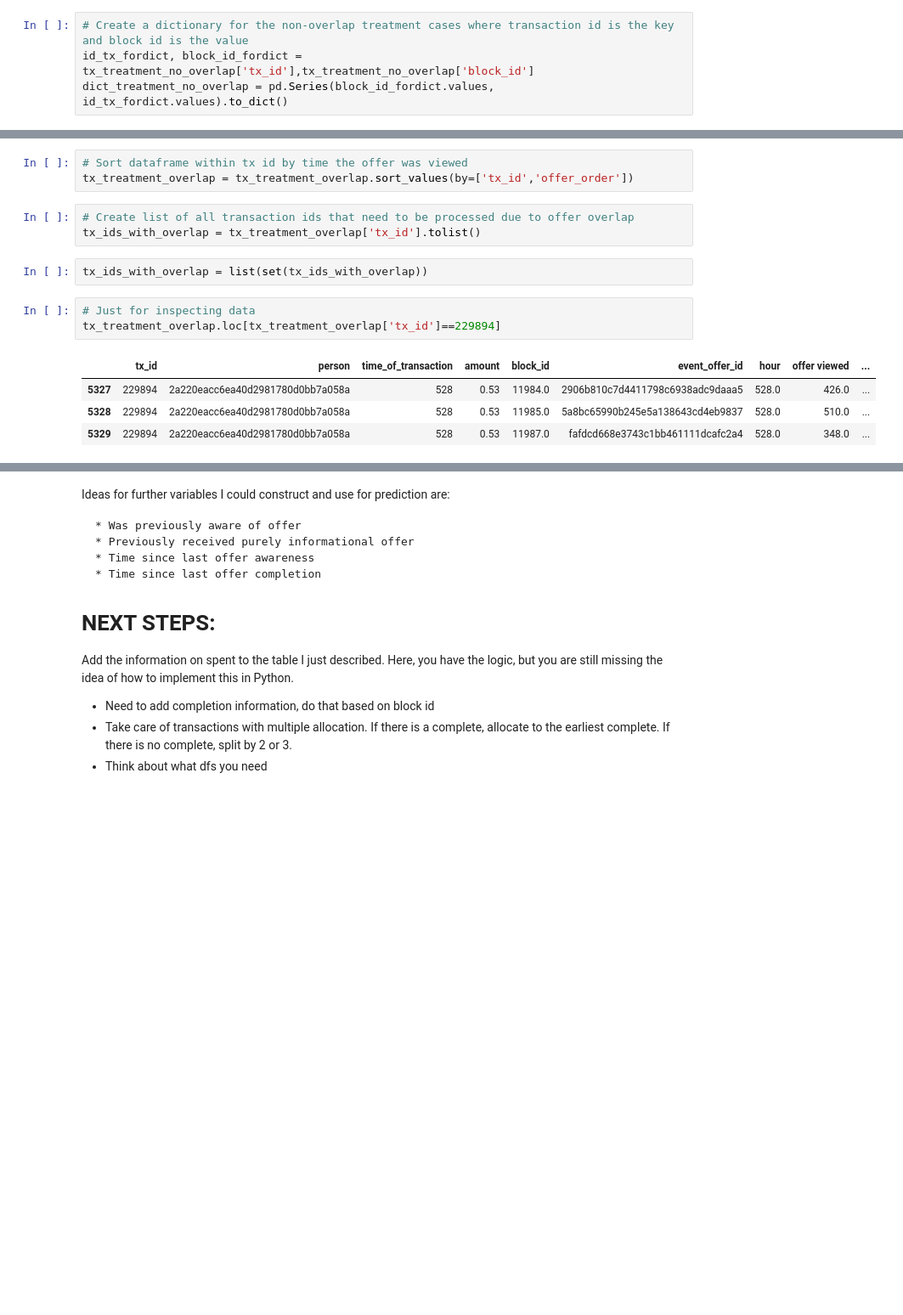
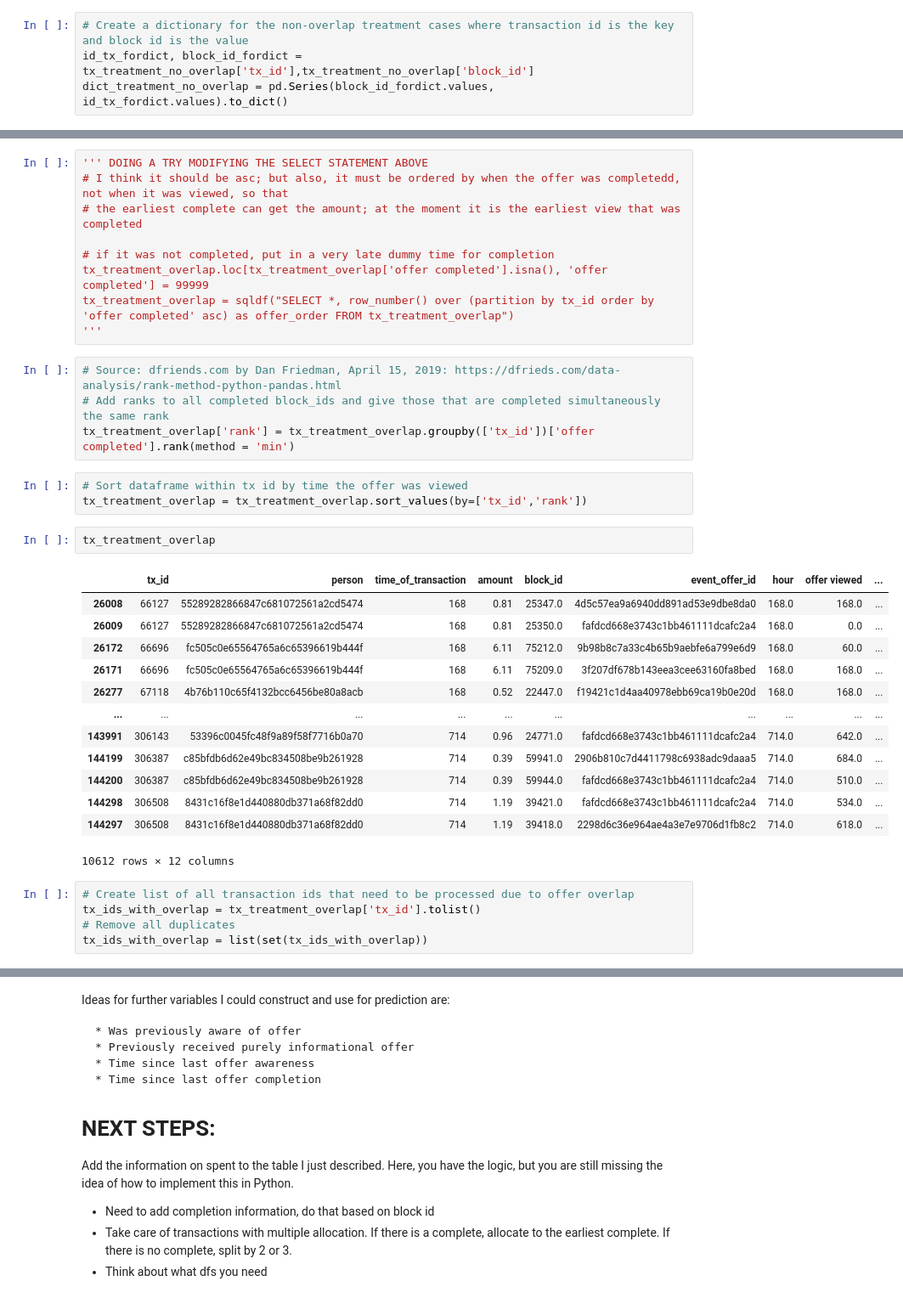
Before and after one commit to judithleao/capstone-project-starbucks, a Jupyter notebook: Starbucks-Wrangling.ipynb, the cells around one changed output, grey strips where cells are left out. Shown at 85% size. Cells and saved outputs as stored; diff of their text form; blank space fills up the shorter version.

```diff
--- a/Starbucks-Wrangling.ipynb
+++ b/Starbucks-Wrangling.ipynb
@@ -747,19 +777,40 @@ tx_treatment_overlap = sqldf("SELECT *, row_number() over (partition by tx_id or
+# %%
+''' DOING A TRY MODIFYING THE SELECT STATEMENT ABOVE
+# I think it should be asc; but also, it must be ordered by when the offer was completedd, not when it was viewed, so that
+# the earliest complete can get the amount; at the moment it is the earliest view that was completed
+
+# if it was not completed, put in a very late dummy time for completion
+tx_treatment_overlap.loc[tx_treatment_overlap['offer completed'].isna(), 'offer completed'] = 99999
+tx_treatment_overlap = sqldf("SELECT *, row_number() over (partition by tx_id order by 'offer completed' asc) as offer_order FROM tx_treatment_overlap")
+'''
+# %%
+# Source: dfriends.com by Dan Friedman, April 15, 2019: https://dfrieds.com/data-analysis/rank-method-python-pandas.html
+# Add ranks to all completed block_ids and give those that are completed simultaneously the same rank
+tx_treatment_overlap['rank'] = tx_treatment_overlap.groupby(['tx_id'])['offer completed'].rank(method = 'min')
 # %%
 # Sort dataframe within tx id by time the offer was viewed
-tx_treatment_overlap = tx_treatment_overlap.sort_values(by=['tx_id','offer_order'])
+tx_treatment_overlap = tx_treatment_overlap.sort_values(by=['tx_id','rank'])
-# %%
-# Create list of all transaction ids that need to be processed due to offer overlap
-tx_ids_with_overlap = tx_treatment_overlap['tx_id'].tolist()
+# %%
+tx_treatment_overlap
+# %% [output]
+|  | tx_id | person | time_of_transaction | amount | block_id | event_offer_id | hour | offer viewed | ... |
+| 26008 | 66127 | 55289282866847c681072561a2cd5474 | 168 | 0.81 | 25347.0 | 4d5c57ea9a6940dd891ad53e9dbe8da0 | 168.0 | 168.0 | ... |
+| 26009 | 66127 | 55289282866847c681072561a2cd5474 | 168 | 0.81 | 25350.0 | fafdcd668e3743c1bb461111dcafc2a4 | 168.0 | 0.0 | ... |
+| 26172 | 66696 | fc505c0e65564765a6c65396619b444f | 168 | 6.11 | 75212.0 | 9b98b8c7a33c4b65b9aebfe6a799e6d9 | 168.0 | 60.0 | ... |
+| 26171 | 66696 | fc505c0e65564765a6c65396619b444f | 168 | 6.11 | 75209.0 | 3f207df678b143eea3cee63160fa8bed | 168.0 | 168.0 | ... |
+| 26277 | 67118 | 4b76b110c65f4132bcc6456be80a8acb | 168 | 0.52 | 22447.0 | f19421c1d4aa40978ebb69ca19b0e20d | 168.0 | 168.0 | ... |
+| ... | ... | ... | ... | ... | ... | ... | ... | ... | ... |
+| 143991 | 306143 | 53396c0045fc48f9a89f58f7716b0a70 | 714 | 0.96 | 24771.0 | fafdcd668e3743c1bb461111dcafc2a4 | 714.0 | 642.0 | ... |
+| 144199 | 306387 | c85bfdb6d62e49bc834508be9b261928 | 714 | 0.39 | 59941.0 | 2906b810c7d4411798c6938adc9daaa5 | 714.0 | 684.0 | ... |
+| 144200 | 306387 | c85bfdb6d62e49bc834508be9b261928 | 714 | 0.39 | 59944.0 | fafdcd668e3743c1bb461111dcafc2a4 | 714.0 | 510.0 | ... |
+| 144298 | 306508 | 8431c16f8e1d440880db371a68f82dd0 | 714 | 1.19 | 39421.0 | fafdcd668e3743c1bb461111dcafc2a4 | 714.0 | 534.0 | ... |
+| 144297 | 306508 | 8431c16f8e1d440880db371a68f82dd0 | 714 | 1.19 | 39418.0 | 2298d6c36e964ae4a3e7e9706d1fb8c2 | 714.0 | 618.0 | ... |
+10612 rows × 12 columns
 # %%
+# Create list of all transaction ids that need to be processed due to offer overlap
+tx_ids_with_overlap = tx_treatment_overlap['tx_id'].tolist()
+# Remove all duplicates
 tx_ids_with_overlap = list(set(tx_ids_with_overlap))
-# %%
-# Just for inspecting data
-tx_treatment_overlap.loc[tx_treatment_overlap['tx_id']==229894]
-# %% [output]
-|  | tx_id | person | time_of_transaction | amount | block_id | event_offer_id | hour | offer viewed | ... |
-| 5327 | 229894 | 2a220eacc6ea40d2981780d0bb7a058a | 528 | 0.53 | 11984.0 | 2906b810c7d4411798c6938adc9daaa5 | 528.0 | 426.0 | ... |
-| 5328 | 229894 | 2a220eacc6ea40d2981780d0bb7a058a | 528 | 0.53 | 11985.0 | 5a8bc65990b245e5a138643cd4eb9837 | 528.0 | 510.0 | ... |
-| 5329 | 229894 | 2a220eacc6ea40d2981780d0bb7a058a | 528 | 0.53 | 11987.0 | fafdcd668e3743c1bb461111dcafc2a4 | 528.0 | 348.0 | ... |
 # %%
 # Allocate block ids to transaction ids; in the dict, the key will be the transaction id and the value the block id
 # If a transaction needs to be split between multiple offers, then there will be a list of offer ids
```
Also changed, not shown: parts of 53 cells of this notebook.
